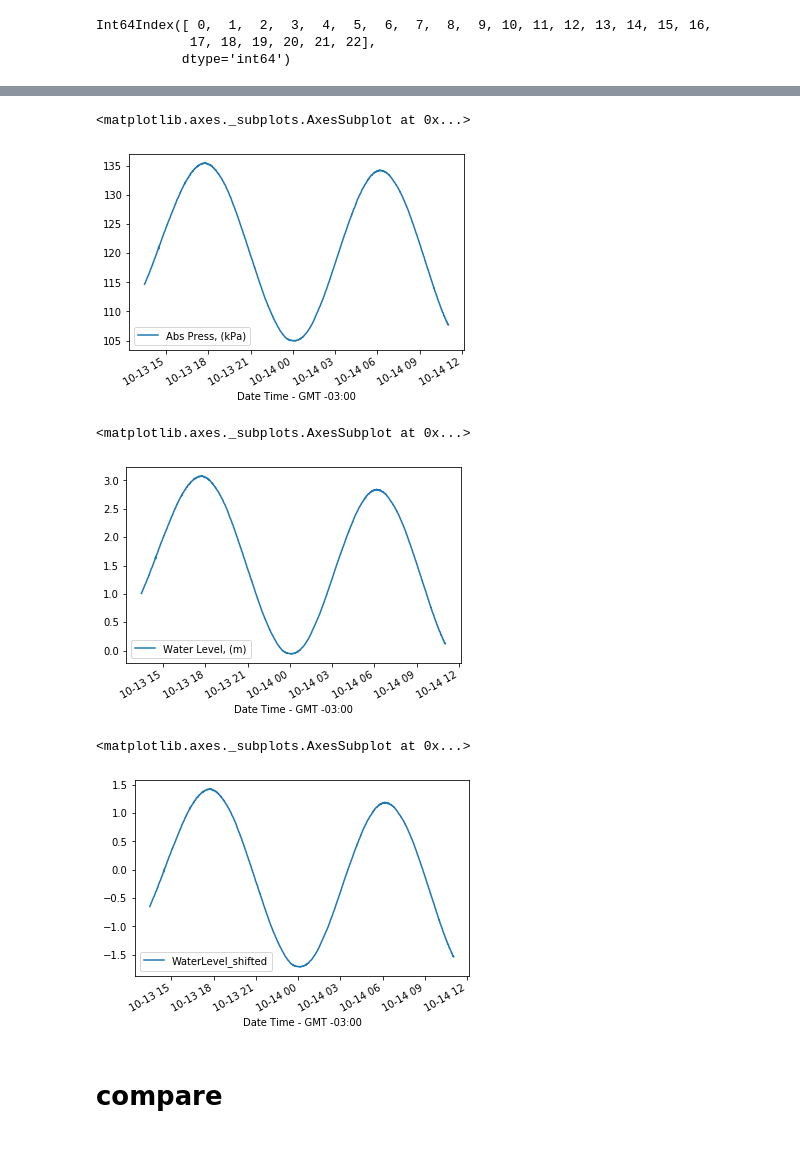
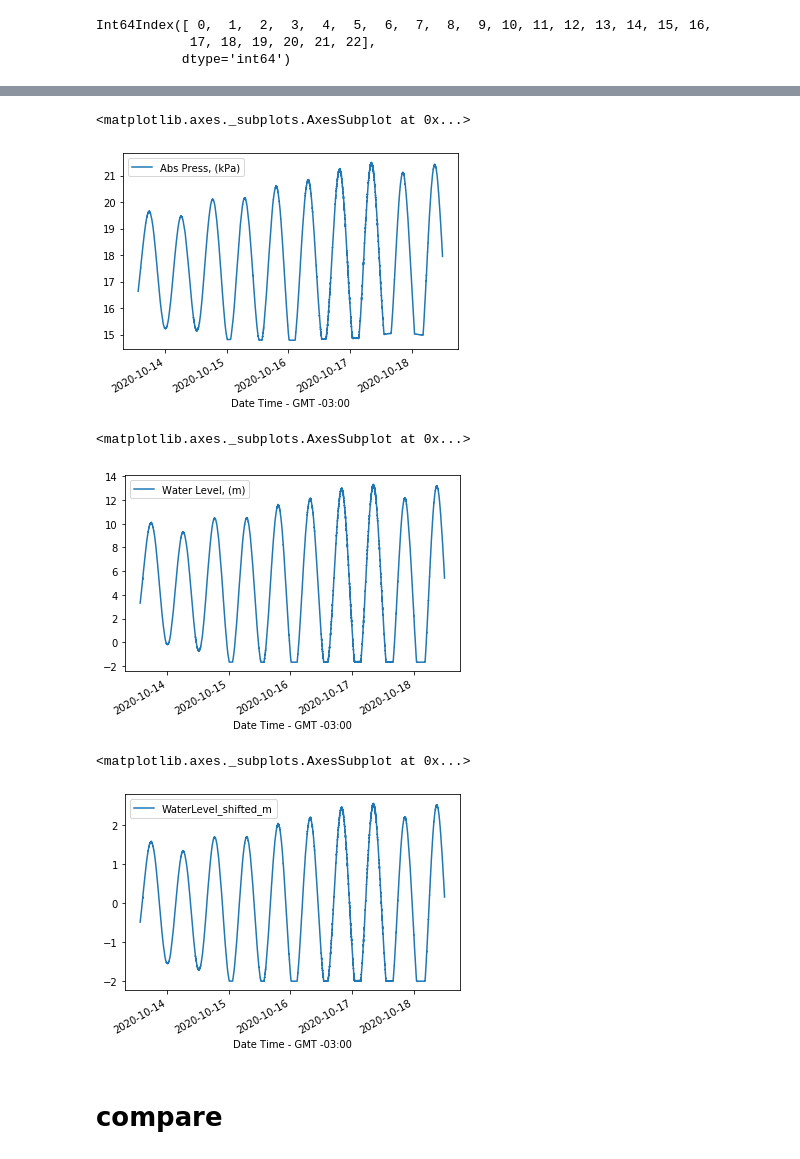
Before and after one commit to ldeo-arctictides/tidegauges-historical, a Jupyter notebook: test_read_VLIZrealtime.ipynb, the cells around one changed output, grey strips where cells are left out. Drawn from its saved outputs; the diff is of its cells as text; code cells hidden in the pictures.

```diff
--- a/test_read_VLIZrealtime.ipynb
+++ b/test_read_VLIZrealtime.ipynb
@@ -77,7 +77,7 @@ df[['prs_shifted']].plot()
 
 ONSET
 # %%
-file_in = 'EtEllerAndet'
+file_in = 'EtEllerAndet_20201018'
 
 filepath = os.path.join(dir_in, file_in + ext)
 
@@ -190,19 +193,20 @@ plt.xlim(pd.Timestamp('2020-10-14T00:00'), pd.Timestamp('2020-10-14T12:00'))
 rt[["Abs Press, (kPa)"]].plot()
 # %% [output]
 <matplotlib.axes._subplots.AxesSubplot at 0x...>
-[figure, old version]
+[figure, new version]
 # %%
 rt[["Water Level, (m)"]].plot()
 # %% [output]
 <matplotlib.axes._subplots.AxesSubplot at 0x...>
-[figure, old version]
+[figure, new version]
 # %%
 rt["WaterLevel_shifted"] = rt[["Water Level, (m)"]] - rt[["Water Level, (m)"]].mean()
+rt["WaterLevel_shifted_m"] = rt["WaterLevel_shifted"] * (1609.34/5280)
 # %%
-rt[["WaterLevel_shifted"]].plot()
+rt[["WaterLevel_shifted_m"]].plot()
 # %% [output]
 <matplotlib.axes._subplots.AxesSubplot at 0x...>
-[figure, old version]
+[figure, new version]
 # %% [markdown]
 # compare
 # %%
```
Also changed, not shown: parts of 12 cells of this notebook, 6 other files.
